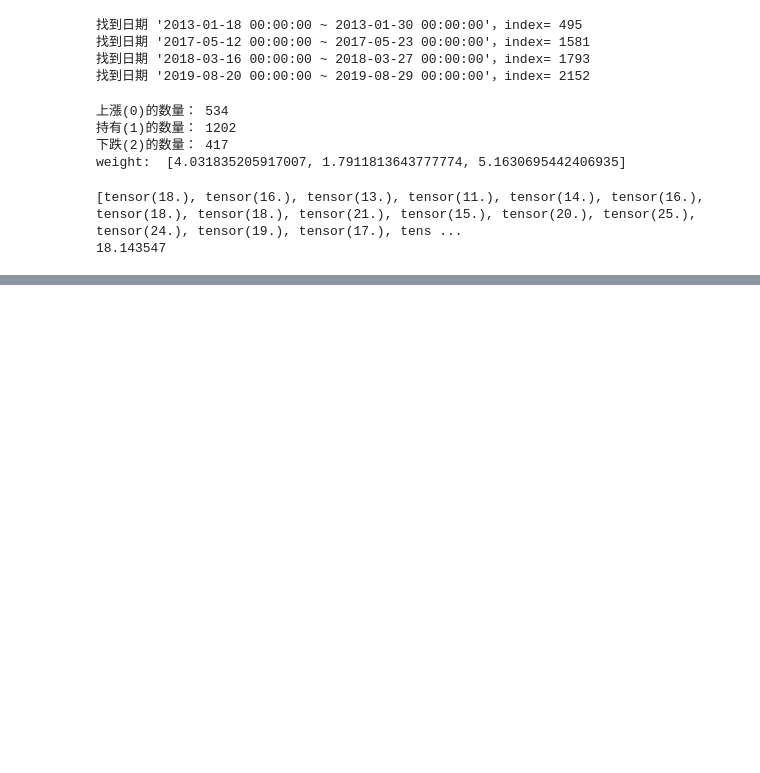
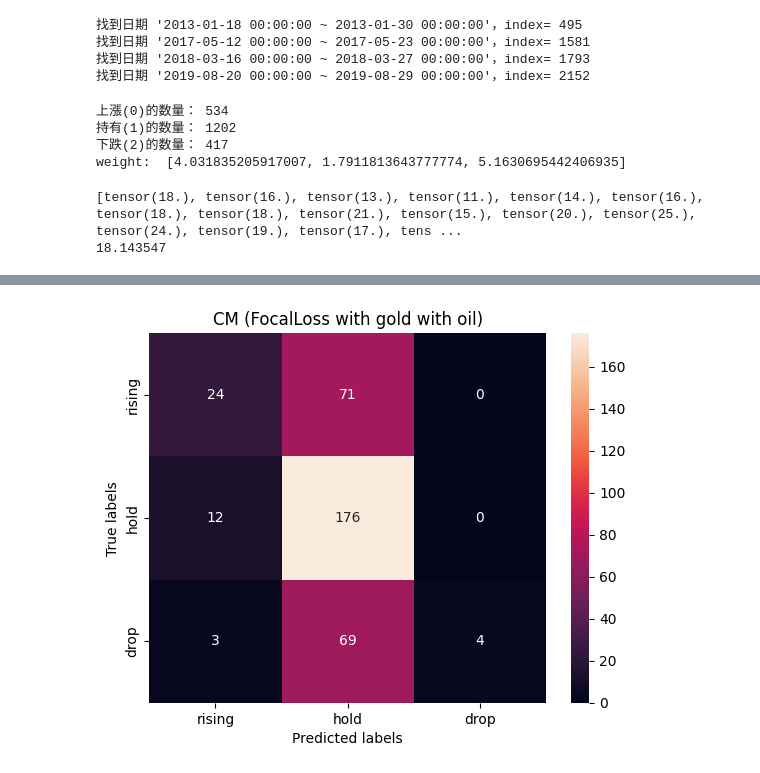
Before and after one commit to DauntingKo/portfolio-optimization, a Jupyter notebook: GNN_sAndp weekly_gold_CrossEntropyLoss_new.ipynb, the cells around one changed output, grey strips where cells are left out. Drawn from its saved outputs; the diff is of its cells as text; code cells hidden in the pictures; blank space fills up the shorter version.

```diff
--- a/GNN_sAndp weekly_gold_CrossEntropyLoss_new.ipynb
+++ b/GNN_sAndp weekly_gold_CrossEntropyLoss_new.ipynb
@@ -556,0 +570,16 @@ plt.show()
+# %%
+import seaborn as sns
+import matplotlib.pyplot as plt
+labels=['rising','hold','drop']
+
+fig, ax= plt.subplots()
+sns.heatmap(early_stopping.best_test_confusion_matrix, annot=True, fmt='g', ax=ax);  #annot=True to annotate cells, ftm='g' to disable scientific notation
+
+# labels, title and ticks
+ax.set_xlabel('Predicted labels')
+ax.set_ylabel('True labels')
+ax.set_title('CM (' + title +')')
+ax.xaxis.set_ticklabels(labels); ax.yaxis.set_ticklabels(labels)
+fig.savefig(f'result/{lossFunction}/{title}/cm.png',bbox_inches = 'tight')
+# %% [output]
+[figure, added]
```
Also changed, not shown: parts of 6 cells of this notebook.
